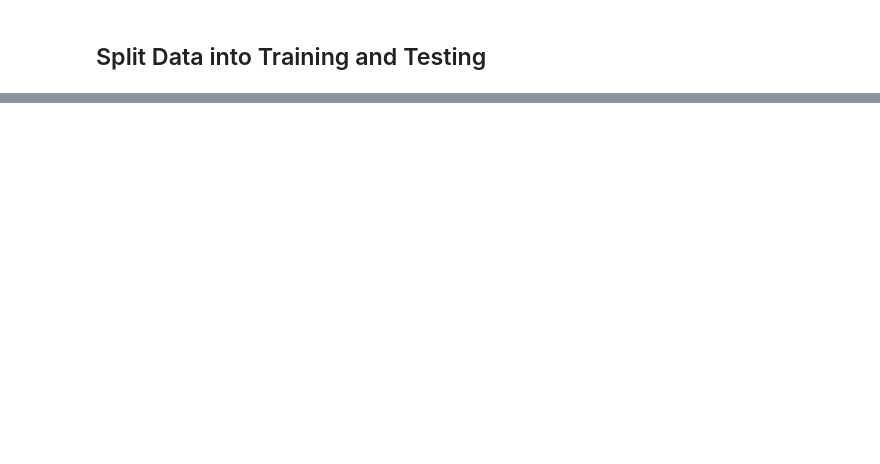
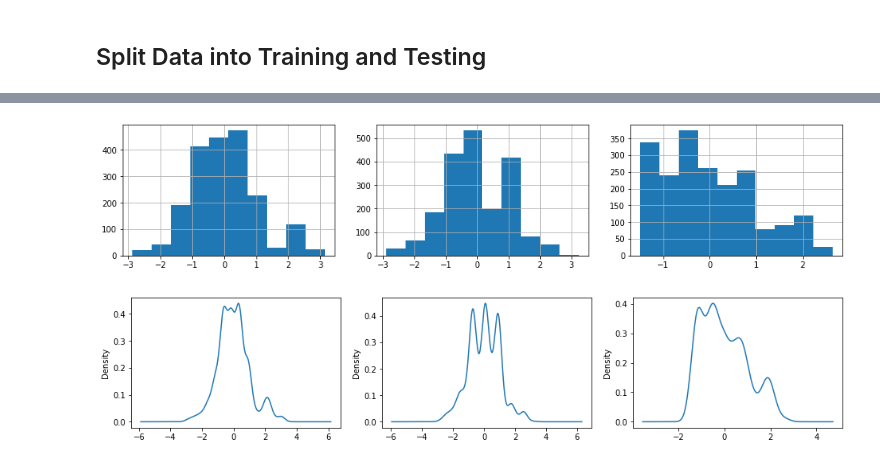
Before and after one commit to gabbyflabby/Test_Scores, a Jupyter notebook: Regression Model.ipynb, the cells around one changed output, grey strips where cells are left out. Saved outputs shown, nothing was run; the diff lists cells and outputs as text; code cells hidden in the pictures; blank space fills up the shorter version.

```diff
--- a/Regression Model.ipynb
+++ b/Regression Model.ipynb
@@ -132,5 +134,0 @@ non_normal_no_zeros
-# %%
-for feat in non_normal_no_zeros:
-    dropped_col.append(feat)
-    col_name = "log_"+feat
-    df[col_name] = df[feat].map(lambda x: np.log(x))
@@ -273,0 +137,3 @@ These are:
+# %%
+features = df.drop(columns=dropped_col).copy()
+features.head()
@@ -273,0 +147,10 @@ These are:
+# %%
+#create a train and test set
+X_train, X_test, y_train, y_test = train_test_split(features, target, random_state=23,test_size=0.2)
+#create a validation set from training set
+X_train, X_val, y_train, y_val = train_test_split(X_train, y_train, random_state=23,test_size=0.2)
+
+#check the shape of the results
+print("Training set - Features: ", X_train.shape, "Target: ", y_train.shape)
+print("Testing set - Features: ", X_test.shape, "Target: ",y_test.shape)
+print("Validation set - Features: ", X_val.shape, "Target: ",y_val.shape)
@@ -273,0 +165,15 @@ These are:
+# %%
+scaler = preprocessing.StandardScaler()
+
+for var in continuous:
+    # create a scaler from the training set
+    scaler.fit(X_train[[var]])
+    # transform training, validation, and testing set with this scalar
+    X_train[var+'_scaled'] = scaler.transform(X_train[[var]])
+    X_val[var+'_scaled'] = scaler.transform(X_val[[var]])
+    X_test[var+'_scaled'] = scaler.transform(X_test[[var]])
+
+# drop original columns
+X_train.drop(columns=continuous,inplace=True)
+X_val.drop(columns=continuous,inplace=True)
+X_test.drop(columns=continuous,inplace=True)
@@ -273,0 +200,15 @@ These are:
+# %%
+continuous = ['minutesPerWeekEnglish_scaled','studentsInEnglish_scaled','schoolSize_scaled']
+
+fig, axes = plt.subplots(nrows=1, ncols=3, figsize=(16,3))
+
+for xcol, ax in zip(continuous, axes):
+    X_train[xcol].hist(ax=ax)
+
+fig, axes = plt.subplots(nrows=1, ncols=3, figsize=(16,3))
+
+for xcol, ax in zip(continuous, axes):
+    X_train[xcol].plot.kde(ax=ax)
+# %% [output]
+[figure, added]
+[figure, added]
```
Also changed, not shown: parts of 50 cells of this notebook.
